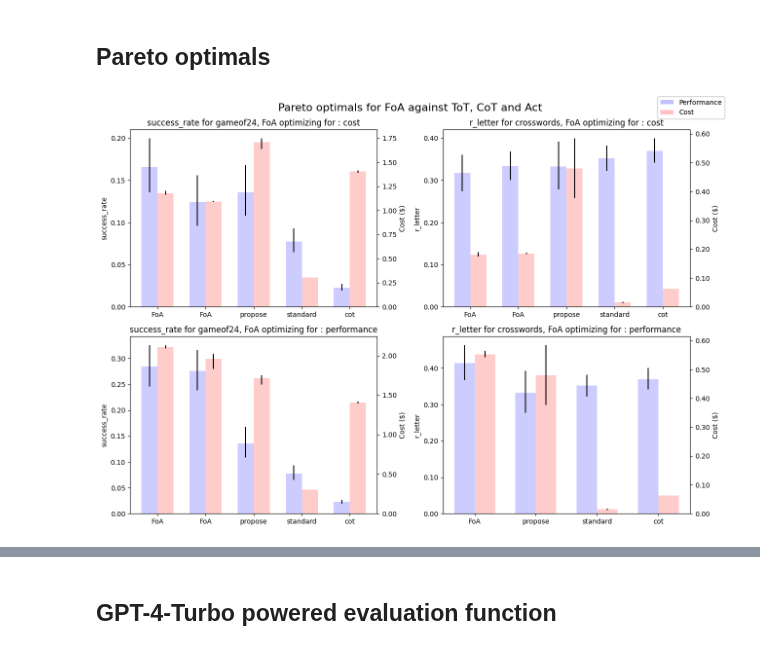
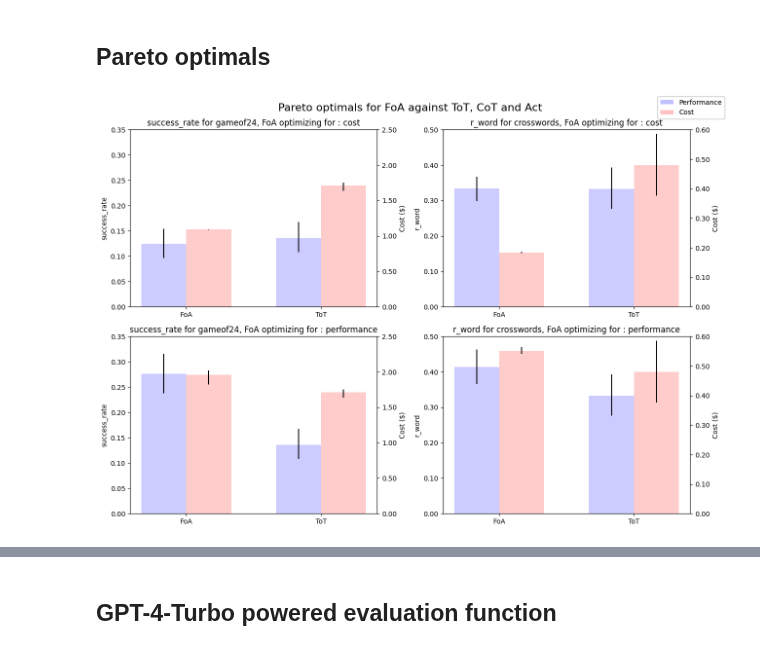
Before and after one commit to au-clan/FoA, a Jupyter notebook: arxiv/n_arxiv.ipynb, the cells around one changed output, grey strips where cells are left out. Cells and saved outputs as stored; diff of their text form; code cells hidden in the pictures.

Commit message:
Pareto optimals figure update

```diff
--- a/arxiv/n_arxiv.ipynb
+++ b/arxiv/n_arxiv.ipynb
@@ -13,7 +13,7 @@ from matplotlib.ticker import FormatStrFormatter
 precision = 3
 pd.set_option("display.precision", precision)
 
-metrics = {"gameof24": "success_rate", "crosswords": "r_letter"}
+metrics = {"gameof24": "success_rate", "crosswords": "r_word"}
 
 #############################################
 # Just some util and plot styling functions #
@@ -165,7 +165,7 @@ for task, optimizations in data.items():
 # %% [markdown]
 ## Benchmarks
 # %%
-def get_gameof24_puzzle_results_tot(file_path, method="propose"):
+def get_gameof24_puzzle_results_tot(file_path, method="ToT"):
     with open(file_path, "r") as experiment_file:
         data = json.load(experiment_file)
 
@@ -175,18 +175,18 @@ def get_gameof24_puzzle_results_tot(file_path, method="propose"):
     # Get result per puzzle
     puzzle_results = []
     for puzzle in data:
-        if method == "propose":
+        if method == "ToT":
             puzzle_results.append(({"r": 1} in puzzle["infos"])*1)
         else:
             puzzle_results.append(np.mean([info["r"] for info in puzzle["infos"]]))
     return puzzle_results, cost
 
-def get_crosswords_puzzle_results_tot(file_path, metric="r_letter", method="propose"):
+def get_crosswords_puzzle_results_tot(file_path, metric="r_letter", method="ToT"):
     with open(file_path) as f:
         data = json.load(f)
 
     # Get cost
-    if method != "propose": #ie. naive + cot
+    if method != "ToT": #ie. naive + cot
         cost = data[-1]["usage_so_far"]["cost"]
         r_letters = []
         r_words = []
@@ -221,9 +221,9 @@ def get_crosswords_puzzle_results_tot(file_path, metric="r_letter", method="prop
 
 get_task_puzzle_results_tot = {"gameof24": get_gameof24_puzzle_results_tot, "crosswords": get_crosswords_puzzle_results_tot}
 # %%
-benchmarks = {"gameof24": {"propose": {}, "standard": {}, "cot": {}}, "crosswords": {"propose": {}, "standard": {}, "cot": {}}}
+benchmarks = {"gameof24": {"ToT": {}}, "crosswords": {"ToT": {}}}
 
-methods = ["propose", "standard", "cot"] # propose goes for ToT
+methods = ["ToT"] # propose goes for ToT
 
 for task in benchmarks.keys():
     for method in methods:
@@ -262,6 +262,7 @@ def group_data_per_optimization(data, benchmarks, optimization, task=None):
             result.update(stats)
             results.append(result)
     df = pd.DataFrame(results)
+    df["optimization"] = optimization
 
     for ci in ["performance_ci", "cost_ci"]:
         df[ci] = df[ci].apply(lambda x: (round(x[0], precision), round(x[1], precision)))
@@ -287,7 +284,7 @@ df.drop(columns=["configuration"]).to_latex("table.tex", index=False)
 # %% [markdown]
 ## Pareto optimals
 # %%
-def plot_bars(df, metric_name, metric_axis,  title=None ):
+def plot_bars(df, metric_name, metric_axis,  title=None, maxy: tuple=None ):
 
     cost_axis = metric_axis.twinx()
 
@@ -321,32 +318,37 @@ def plot_bars(df, metric_name, metric_axis,  title=None ):
     plt.title(title)
 
     # Combining legends
     lines, labels = metric_axis.get_legend_handles_labels()
     lines2, labels2 = cost_axis.get_legend_handles_labels()
     plt.figlegend(lines + lines2, labels + labels2)
 
     # Decimals on y axis
     metric_axis.yaxis.set_major_formatter(FormatStrFormatter('%.2f'))
     cost_axis.yaxis.set_major_formatter(FormatStrFormatter('%.2f'))
 
     # Number of ticks in y axis
     n_bins = 8
     metric_axis.locator_params(axis="y", nbins=n_bins)
     cost_axis.locator_params(axis="y", nbins=n_bins)
 
+    # Set ylim if specified
+    if maxy:
+        metric_axis.set_ylim((0, maxy[0]))
+        cost_axis.set_ylim((0, maxy[1]))
 
 
+maxy = {"gameof24": (0.35, 2.5), "crosswords": (0.5, 0.6)}
 fig, axes = plt.subplots(2,2, figsize=(13,9))
 for i, task in enumerate(["gameof24", "crosswords"]):
     for j, optimization in enumerate(["cost", "performance"]):
         df = group_data_per_optimization(data, benchmarks, optimization, task=task)
         metric=metrics[task]
         title = f"{metric} for {task}, FoA optimizing for : {optimization}"
-        plot_bars(df, metric_axis=axes[j,i],metric_name=metric, title=title, )
+        plot_bars(df, metric_axis=axes[j,i],metric_name=metric, title=title, maxy=maxy[task])
 
 plt.suptitle("Pareto optimals for FoA against ToT, CoT and Act", fontsize=16)
 plt.tight_layout()
 plt.savefig("pics/pareto_optimals.pdf")
 plt.show()
 # %% [output]
-[figure, old version]
+[figure, new version]
```
Also changed, not shown: parts of 4 cells of this notebook, 2 other files.
